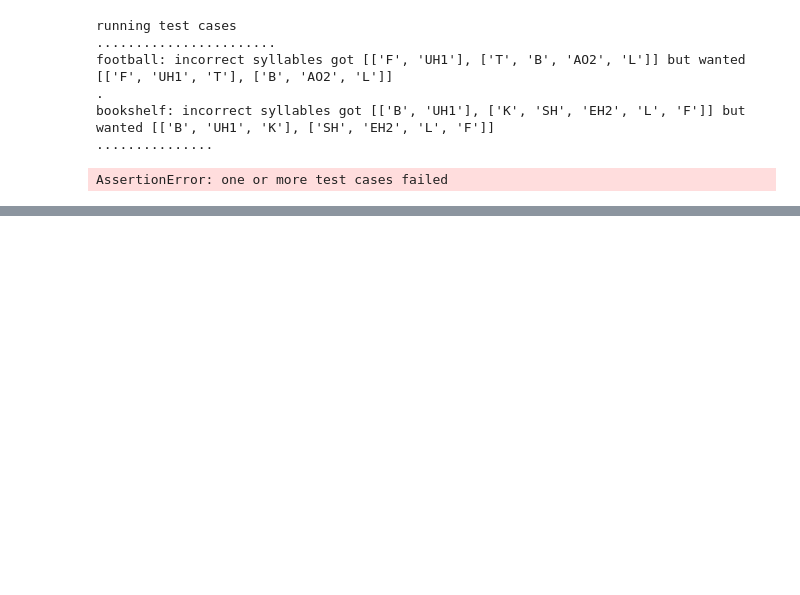
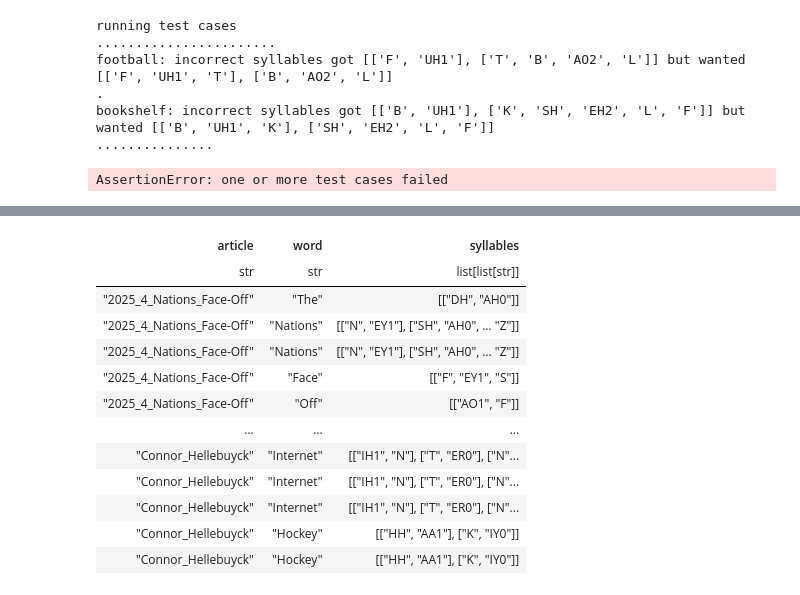
Before and after one commit to bjatkin/silabex, a Jupyter notebook: spelling/spelling_2.ipynb, the cells around one changed output, grey strips where cells are left out. Cells and saved outputs as stored; diff of their text form; code cells hidden in the pictures; blank space fills up the shorter version.

```diff
--- a/spelling/spelling_2.ipynb
+++ b/spelling/spelling_2.ipynb
@@ -53,6 +53,7 @@ print(result)
 import requests
 import wikipediaapi
 import json
+import time
 
 # Define a User-Agent string
 HEADERS = {
@@ -99,11 +100,12 @@ def save_dataset(articles_data, filename="data/wikipedia_dataset.json"):
     print(f"Dataset saved as {filename}")
 
 # Main Execution
-popular_articles = get_trending_wikipedia_articles(limit=50)  # Get top 5 articles
+popular_articles = get_trending_wikipedia_articles(limit=500)  # Get top 500 articles
 dataset = {}
 
 for title in popular_articles:
     print(f"Fetching article: {title}...")
+    time.sleep(1.0)
     text = fetch_wikipedia_text(title)
     if text:
         dataset[title] = text
@@ -630,17 +633,3 @@ football: incorrect syllables got [['F', 'UH1'], ['T', 'B', 'AO2', 'L']] but wan
 bookshelf: incorrect syllables got [['B', 'UH1'], ['K', 'SH', 'EH2', 'L', 'F']] but wanted [['B', 'UH1', 'K'], ['SH', 'EH2', 'L', 'F']]
 ...............
 AssertionError: one or more test cases failed
-# %%
-for title, article in dataset.items():
-    print(title)
-    words = split_words(article)
-    for word in words:
-        print("---")
-        print(word)
-        try:
-            syllable = get_syllables(word)
-        except Exception:
-            print("[]")
-            continue
-        print(syllable)
-    break
@@ -664,0 +734,55 @@ Archived
+# %%
+import polars as pl
+import json
+
+from tqdm import tqdm
+
+def load_datset(filename="data/wikipedia_dataset.json"):
+    """
+    Load collected Wikipedia articles into a Python dict.
+    """
+
+    dataset = {}
+    with open(filename, "r", encoding="utf-8") as f:
+        raw_file = f.read()
+        dataset = json.loads(raw_file)
+
+    return dataset
+
+dataset = load_datset()
+
+syllable_graph = Graph()
+syllable_data = []
+unknown_words = []
+for title, article in tqdm(dataset.items(), desc="adding syllables to graph", total=len(dataset)):
+    words = split_words(article)
+    for word in words:
+        try:
+            syllables = get_syllables(word)
+        except Exception as e:
+            if str(e).startswith("unknown word"):
+                unknown_words.append(word)
+            else:
+                print(f"failed to generate syllables for word {word}: {e}")
+            continue
+
+        for syllable in syllables:
+            # remove vowel priority
+            syllable = [s[:2] for s in syllable]
+
+            syllable.insert(0, "<START>")
+            syllable.append("<END>")
+
+            syllable_graph.add_connections(syllable)
+            syllable_data.append({"article": title, "word": word, "syllables": syllables})
+
+print("building syllable dataframe...")
+syllable_df = pl.DataFrame(syllable_data)
+syllable_df.write_ndjson("data/syllable_data.jsonl")
+display(syllable_df)
+
+print("saving syllable graph...")
+print("syllable graph size", len(syllable_graph.connections))
+syllable_graph.connections[:10]
+syllable_graph.save("data/syllable_graph.jsonl")
+# %% [output]
@@ -664,0 +791,13 @@ Archived
+| article | word | syllables |
+| str | str | list[list[str]] |
+| "2025_4_Nations_Face-Off" | "The" | [["DH", "AH0"]] |
+| "2025_4_Nations_Face-Off" | "Nations" | [["N", "EY1"], ["SH", "AH0", … "Z"]] |
+| "2025_4_Nations_Face-Off" | "Nations" | [["N", "EY1"], ["SH", "AH0", … "Z"]] |
+| "2025_4_Nations_Face-Off" | "Face" | [["F", "EY1", "S"]] |
+| "2025_4_Nations_Face-Off" | "Off" | [["AO1", "F"]] |
+| … | … | … |
+| "Connor_Hellebuyck" | "Internet" | [["IH1", "N"], ["T", "ER0"], ["N"... |
+| "Connor_Hellebuyck" | "Internet" | [["IH1", "N"], ["T", "ER0"], ["N"... |
+| "Connor_Hellebuyck" | "Internet" | [["IH1", "N"], ["T", "ER0"], ["N"... |
+| "Connor_Hellebuyck" | "Hockey" | [["HH", "AA1"], ["K", "IY0"]] |
+| "Connor_Hellebuyck" | "Hockey" | [["HH", "AA1"], ["K", "IY0"]] |
```
Also changed, not shown: parts of 7 cells of this notebook, 14 other files.
